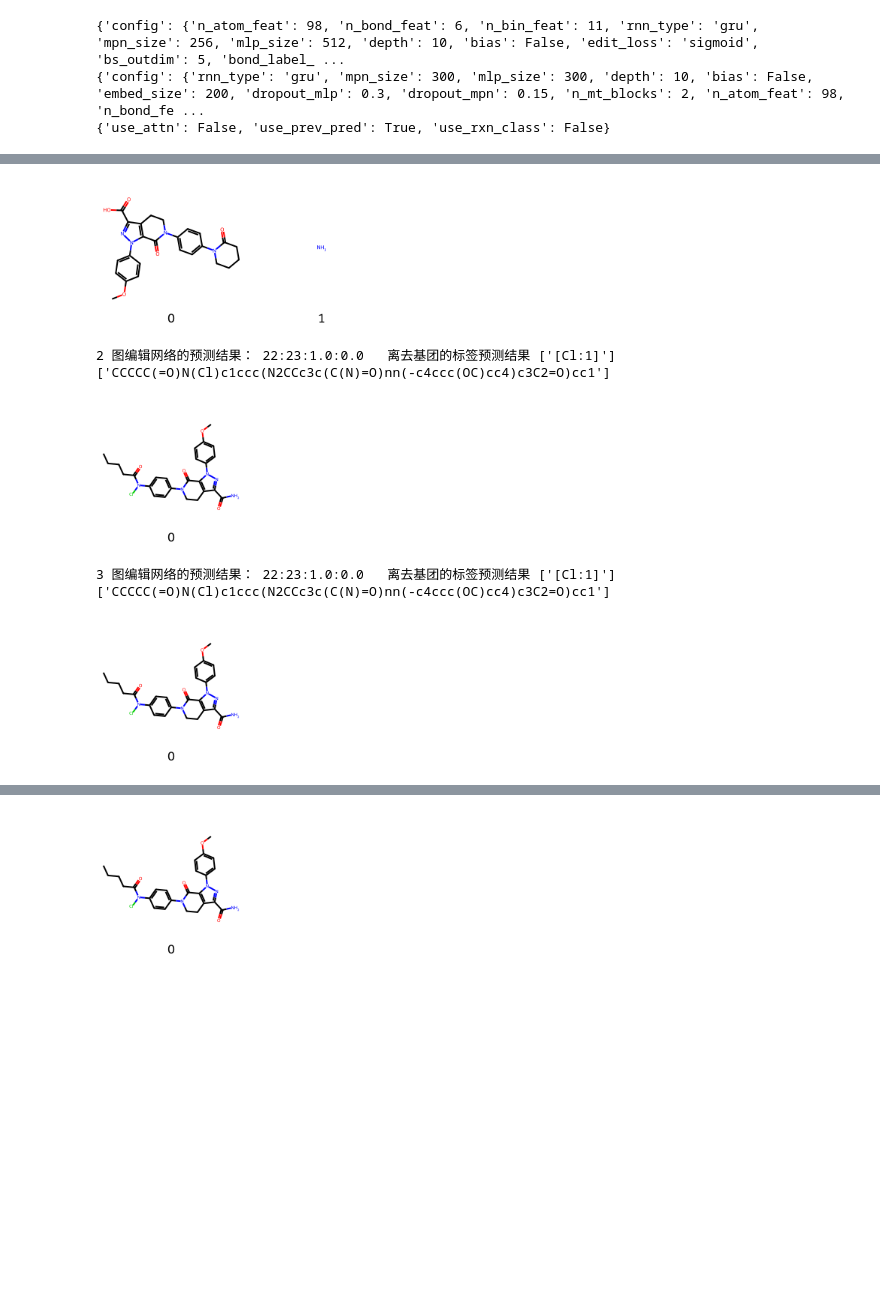
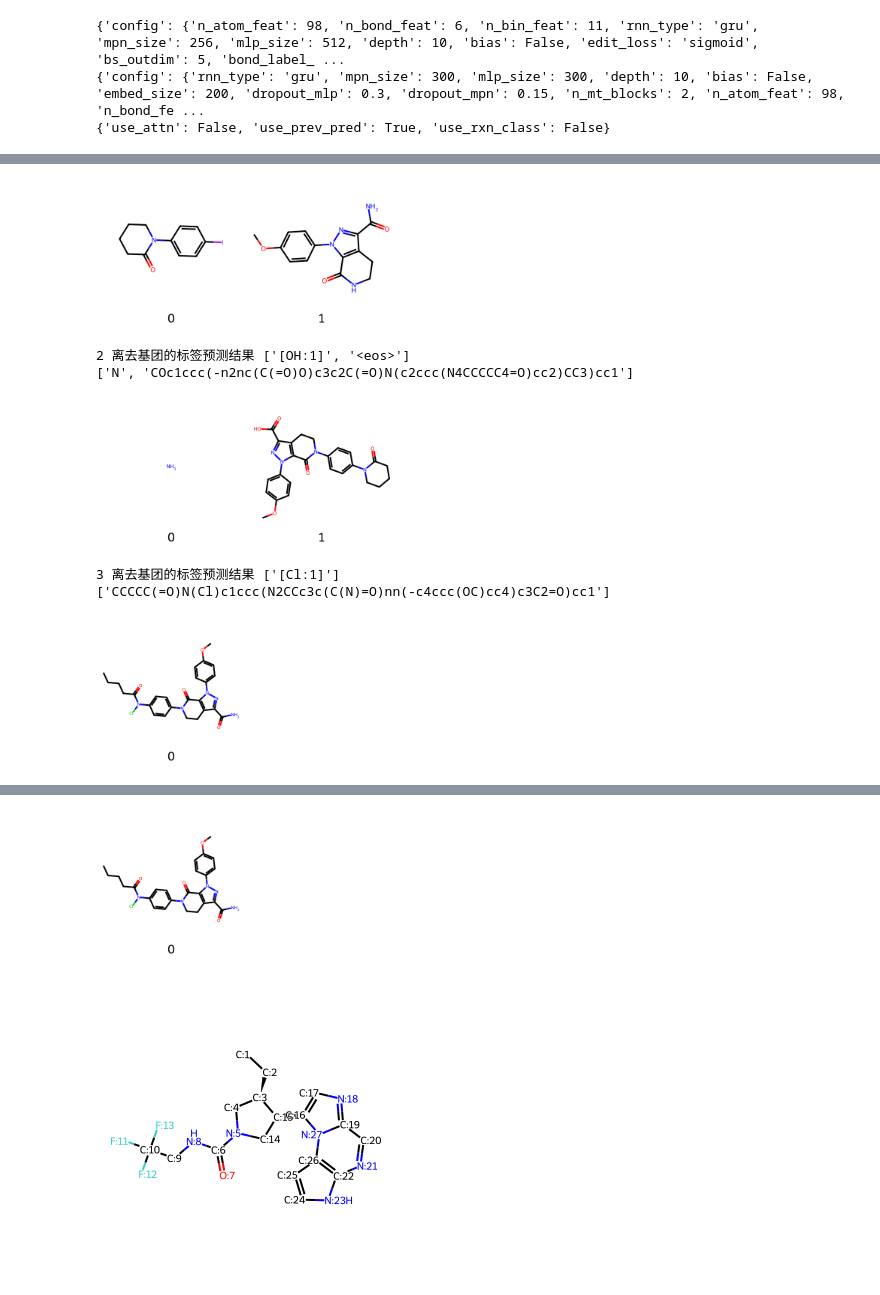
Before and after one commit to Legend-sky/GraphRetro, a Jupyter notebook: test.ipynb, the cells around one changed output, grey strips where cells are left out. Cells and saved outputs as stored; diff of their text form; code cells hidden in the pictures; blank space fills up the shorter version.

```diff
--- a/test.ipynb
+++ b/test.ipynb
@@ -94,7 +94,8 @@ parser.add_argument("--edits_exp", default="SingleEdit_10-02-2021--08-44-37",hel
 parser.add_argument("--edits_step", default="epoch_156",help="Checkpoint for edit prediction experiment.")
 parser.add_argument("--lg_exp", default="LGIndEmbed_18-02-2021--12-23-26",help="Name of synthon completion experiment.")
 parser.add_argument("--lg_step", default="step_101951",help="Checkpoint for synthon completion experiment.")
-parser.add_argument("--beam_width", default=10, type=int, help="Beam width")
+#beam_search 参数设置
+parser.add_argument("--beam_width", default=5, type=int, help="Beam width")
 parser.add_argument("--use_rxn_class", action='store_true', help="Whether to use reaction class.")
 parser.add_argument("--rxn_class_acc", action="store_true",help="Whether to print reaction class accuracy.")
 args, unknown = parser.parse_known_args()   #用一个unknown忽略不认识的参数
@@ -162,12 +165,46 @@ smiles=['COC1=CC=C(N2N=C(C3=C2C(N(C4=CC=C(N5CCCCC5=O)C=C4)CC3)=O)C(N)=O)C=C1',
 #     return new_node_list
 
 
-for smile in smiles:
+def check_nodes_complete(node_list):
+    for node in node_list:
+        if not node.node_complete:
+            return False
+    return True
+
+expert_designed = [['17:18:1.0:0.0'],['15:16:1.0:0.0'],['15:16:1.0:0.0'],['5:6:1.0:0.0'],['14:15:2.0:0.0'],['2:3:1.0:0.0'],['7:8:1.0:0.0']]
+
+
+for id,smile in enumerate(smiles):
     p = canonicalize_prod(smile)
     mol=Chem.MolFromSmiles(p)
     img = Draw.MolToImage(mol)
     display(img)
-    top_k_nodes = beam_model.run_search(p, max_steps=6) #进行束搜索，beam_size=10
+
+
+    node_list=beam_model.run_edit_step(p)
+    print('模型预测的断键：',node_list[0].edit)
+    # print(node_list[0].lg_groups)
+    node_list[0].edit=expert_designed[id] #自行设置断键位点
+    print('自行设置的断键：',node_list[0].edit)
+    step=0
+
+    #增加离去基团的数量和离去基团的向量表示
+    new_node_list = [beam_model._create_lg_node(p, node, rxn_class=None) for node in node_list]
+    # print(new_node_list[0].num_fragments)   #打印合成子的数量
+    # print(new_node_list[0].frag_vecs)   #打印片段的向量表示
+
+    while not check_nodes_complete(new_node_list) and step <= 6:
+        tmp_list = []
+        assert all([node.frag_vecs is not None for node in new_node_list])
+        for node in new_node_list:
+            tmp_list.extend(beam_model.add_lg_to_node(node))    #预测离去基团，并添加至node中
+
+        tmp_list = beam_model.keep_topk_nodes(tmp_list)
+
+        new_node_list = tmp_list
+        step += 1
+    top_k_nodes = beam_model.keep_topk_nodes(new_node_list)
+
     for beam_idx, node in enumerate(top_k_nodes):
         pred_edit = node.edit
         pred_label = node.lg_groups
@@ -175,7 +212,7 @@ for smile in smiles:
         if isinstance(pred_edit, list): #检查pre_edit是否为一个列表，如果是，执行下面语句
             pred_edit = pred_edit[0]
 
-        print(beam_idx,"图编辑网络的预测结果：",pred_edit,"  离去基团的标签预测结果",pred_label)
+        print(beam_idx,"离去基团的标签预测结果",pred_label)
 
         try:
             pred_set = generate_reac_set(p, pred_edit, pred_label, verbose=False)
@@ -188,5 +225,31 @@ for smile in smiles:
             pred_mol=[Chem.MolFromSmiles(s) for s in pred_list]
             img = Draw.MolsToGridImage(pred_mol, molsPerRow=5, subImgSize=(200, 200),legends=[f"{i}" for i in range(len(pred_list))])
             display(img)
+
+
+
+    # top_k_nodes = beam_model.run_search(p, max_steps=6) #进行束搜索，beam_size=10
+    # for beam_idx, node in enumerate(top_k_nodes):
+    #     pred_edit = node.edit
+    #     pred_label = node.lg_groups
+
+    #     if isinstance(pred_edit, list): #检查pre_edit是否为一个列表，如果是，执行下面语句
+    #         pred_edit = pred_edit[0]
+
+    #     print(beam_idx,"图编辑网络的预测结果：",pred_edit,"  离去基团的标签预测结果",pred_label)
+
+    #     #自己设置断键地点
+    #     pred_edit='17:18:1.0:0.0'
+    #     try:
+    #         pred_set = generate_reac_set(p, pred_edit, pred_label, verbose=False)
+    #     except BaseException as e:
+    #         print(e, flush=True)
+    #         pred_set = None
+    #     pred_list=list(pred_set)
+    #     print(pred_list)
+    #     if pred_list:
+    #         pred_mol=[Chem.MolFromSmiles(s) for s in pred_list]
+    #         img = Draw.MolsToGridImage(pred_mol, molsPerRow=5, subImgSize=(200, 200),legends=[f"{i}" for i in range(len(pred_list))])
+    #         display(img)
 # %% [output]
 [figure]
@@ -198,7 +263,7 @@ for smile in smiles:
-[figure, old version]
+[figure, new version]
-2 图编辑网络的预测结果： 22:23:1.0:0.0   离去基团的标签预测结果 ['[Cl:1]']
-['CCCCC(=O)N(Cl)c1ccc(N2CCc3c(C(N)=O)nn(-c4ccc(OC)cc4)c3C2=O)cc1']
+2 离去基团的标签预测结果 ['[OH:1]', '<eos>']
+['N', 'COc1ccc(-n2nc(C(=O)O)c3c2C(=O)N(c2ccc(N4CCCCC4=O)cc2)CC3)cc1']
-[figure, old version]
+[figure, new version]
-3 图编辑网络的预测结果： 22:23:1.0:0.0   离去基团的标签预测结果 ['[Cl:1]']
+3 离去基团的标签预测结果 ['[Cl:1]']
 ['CCCCC(=O)N(Cl)c1ccc(N2CCc3c(C(N)=O)nn(-c4ccc(OC)cc4)c3C2=O)cc1']
 [figure]
@@ -206,2 +271,3 @@ for smile in smiles:
 ['CCCCC(=O)N(Cl)c1ccc(N2CCc3c(C(N)=O)nn(-c4ccc(OC)cc4)c3C2=O)cc1']
 [figure]
+[figure, added]
```
Also changed, not shown: parts of 2 cells of this notebook, 2 other files.
